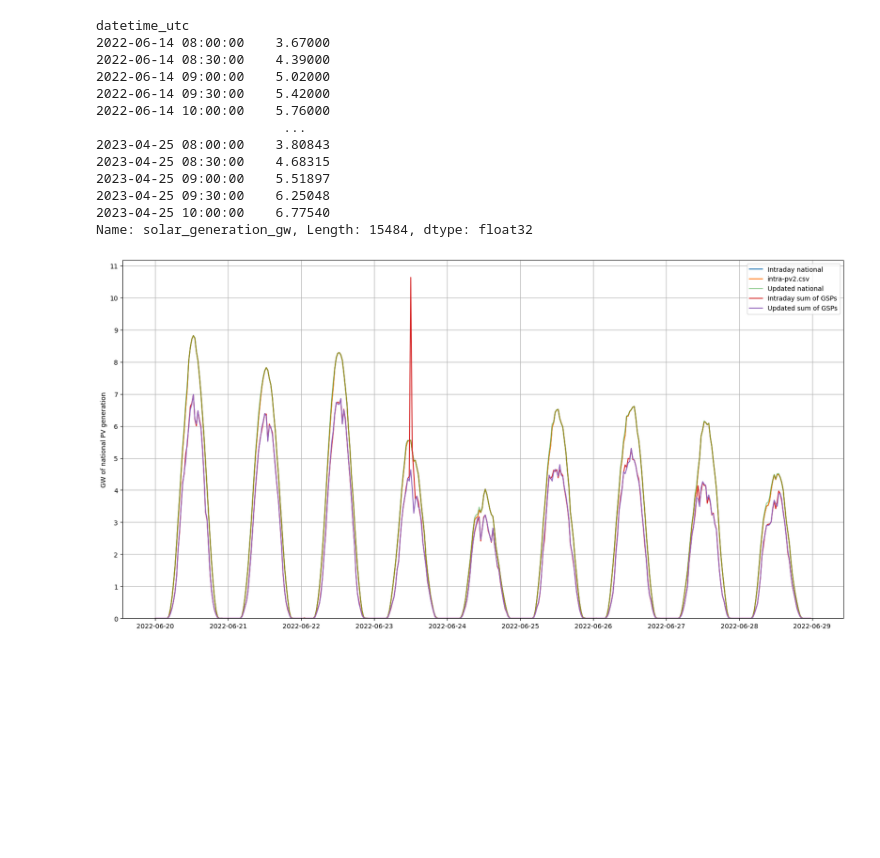
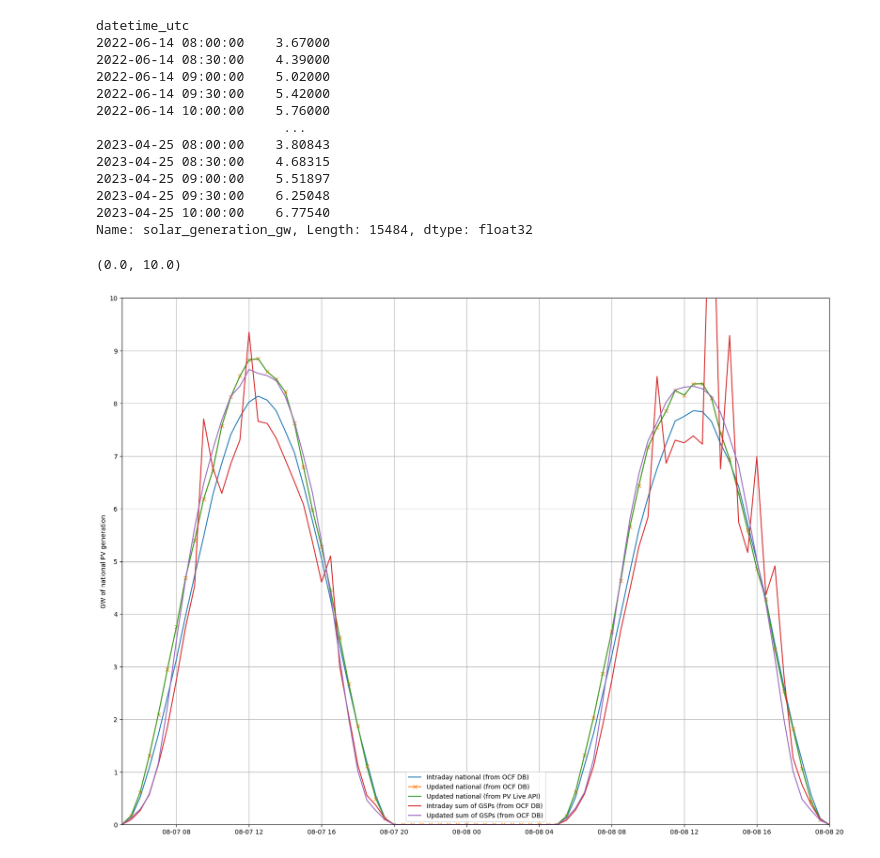
Before and after one commit to openclimatefix/gb_national_pv_forecast, a Jupyter notebook: notebooks/plot_error_between_intraday_PV_Live_and_updated_PV_Live.ipynb, the cells around one changed output. Cells and saved outputs as stored; diff of their text form; code cells hidden in the pictures; blank space fills up the shorter version.

Commit message:
Analysis of strange updated PVLive data in OCF's DB

```diff
--- a/notebooks/plot_error_between_intraday_PV_Live_and_updated_PV_Live.ipynb
+++ b/notebooks/plot_error_between_intraday_PV_Live_and_updated_PV_Live.ipynb
@@ -1,7 +1,12 @@
 # %%
 import numpy as np
 import pandas as pd
+import xarray as xr
+from datetime import datetime
+import pytz
+from pvlive_api import PVLive
 from typing import Final
 import matplotlib.pyplot as plt
 import matplotlib.ticker as mticker
-plt.rcParams['figure.figsize'] = [20, 10]
+import matplotlib.dates as mdates
+plt.rcParams['figure.figsize'] = [20, 15]
@@ -8,3 +26,10 @@ plt.rcParams['figure.figsize'] = [20, 10]
+# %%
+pvl = PVLive()
+national_gw_from_pv_live_api = pvl.between(
+    start=datetime(2022, 6, 1, 0, 30, tzinfo=pytz.utc),
+    end=datetime(2023, 4, 26, tzinfo=pytz.utc),
+    dataframe=True,
+).set_index("datetime_gmt").generation_mw / 1E3
 # %%
 def get_gsp_data() -> pd.DataFrame:
     dfs = []
@@ -23,7 +48,7 @@ def get_gsp_data() -> pd.DataFrame:
             index_col="datetime_utc",
             usecols=["datetime_utc", "regime", "solar_generation_kw", "gsp_id"],
             dtype={"regime": "category", "gsp_id": np.int16, "solar_generation_kw": np.float32},
-            )
+            ).tz_localize("UTC")
         df.solar_generation_kw /= 1E6
         df.rename({"solar_generation_kw": "solar_generation_gw"}, axis=1, inplace=True)
         dfs.append(df)
@@ -84,41 +109,60 @@ updated_national = get_national(updated)
 intraday_sum_of_gsps = get_sum_of_gsps(intraday)
 updated_sum_of_gsps = get_sum_of_gsps(updated)
 # %%
-START_DATE: Final[str] = "2022-06-20"
-END_DATE: Final[str] = "2022-06-28"
+PLOT_SUM_OF_GSPS: Final[bool] = True
+
+START_DATE: Final[str] = "2022-08-07 05:00"
+END_DATE: Final[str] = "2022-08-08 20:00"
 
 fig, ax = plt.subplots()
 
 ax.plot(
     intraday_national[START_DATE:END_DATE],
-    label="Intraday national",
-)
-
-ax.plot(
-    national_intra_csv[START_DATE:END_DATE],
-    label="intra-pv2.csv",
+    label="Intraday national (from OCF DB)",
 )
 
 ax.plot(
     updated_national[START_DATE:END_DATE],
-    label="Updated national",
-    alpha=0.5,
+    label="Updated national (from OCF DB)",
+    marker="x",
 )
 
+# ax.plot(
+#     ds.sel(gsp_id=0, datetime_gmt=slice(START_DATE, END_DATE))["generation_mw"].to_series() / 1E3,
+#     label="Updated national (from training dataset)",
+# )
+
 ax.plot(
-    intraday_sum_of_gsps[START_DATE:END_DATE],
-    label="Intraday sum of GSPs",
+    national_gw_from_pv_live_api[START_DATE:END_DATE],
+    label="Updated national (from PV Live API)",
 )
 
-ax.plot(
-    updated_sum_of_gsps[START_DATE:END_DATE],
-    label="Updated sum of GSPs",
-)
+if PLOT_SUM_OF_GSPS:
+    ax.plot(
+        intraday_sum_of_gsps[START_DATE:END_DATE],
+        label="Intraday sum of GSPs (from OCF DB)",
+    )
+
+    ax.plot(
+        updated_sum_of_gsps[START_DATE:END_DATE],
+        label="Updated sum of GSPs (from OCF DB)",
+    )
+
+    # ax.plot(
+    #     ds.sel(gsp_id=slice(1, None), datetime_gmt=slice(START_DATE, END_DATE))["generation_mw"].sum("gsp_id").to_series() / 1E3,
+    #     label="Updated sum of GSPs (from training dataset)",
+    # )
 
 ax.legend()
 ax.grid()
 ax.set_ylim([0, ax.get_ylim()[1]])
 ax.set_ylabel("GW of national PV generation")
 ax.yaxis.set_major_locator(mticker.MultipleLocator(1))
+ax.set_xlim(
+    mdates.datestr2num(START_DATE),
+    mdates.datestr2num(END_DATE),
+)
+ax.set_ylim([0, 10])
 # %% [output]
+(0.0, 10.0)
-[figure, old version]
+[figure, new version]
```
Also changed, not shown: parts of 4 cells of this notebook, 2 other files.
